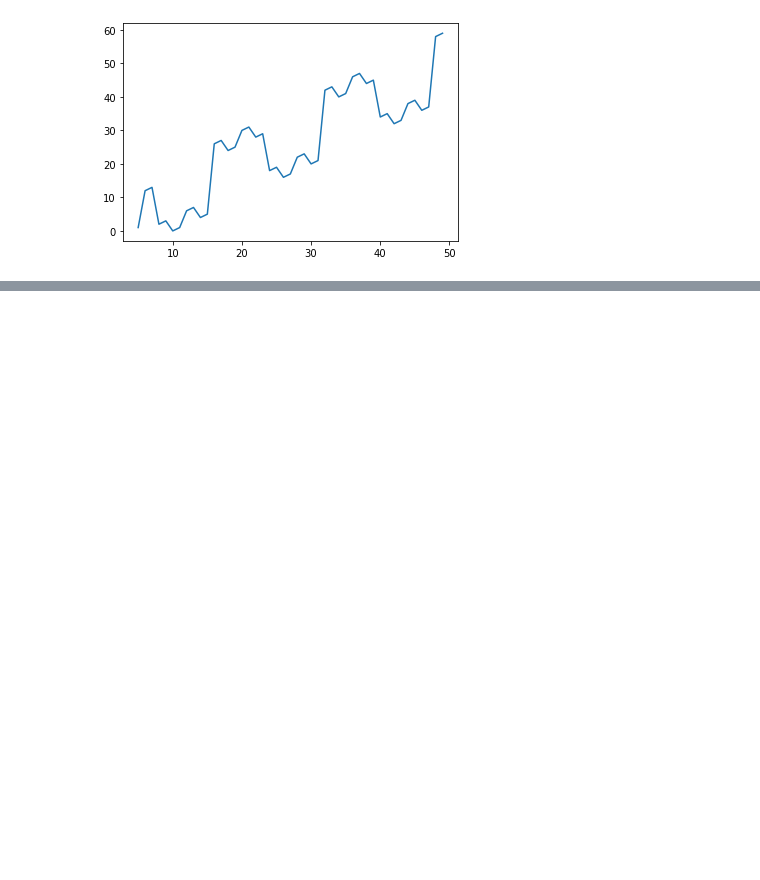
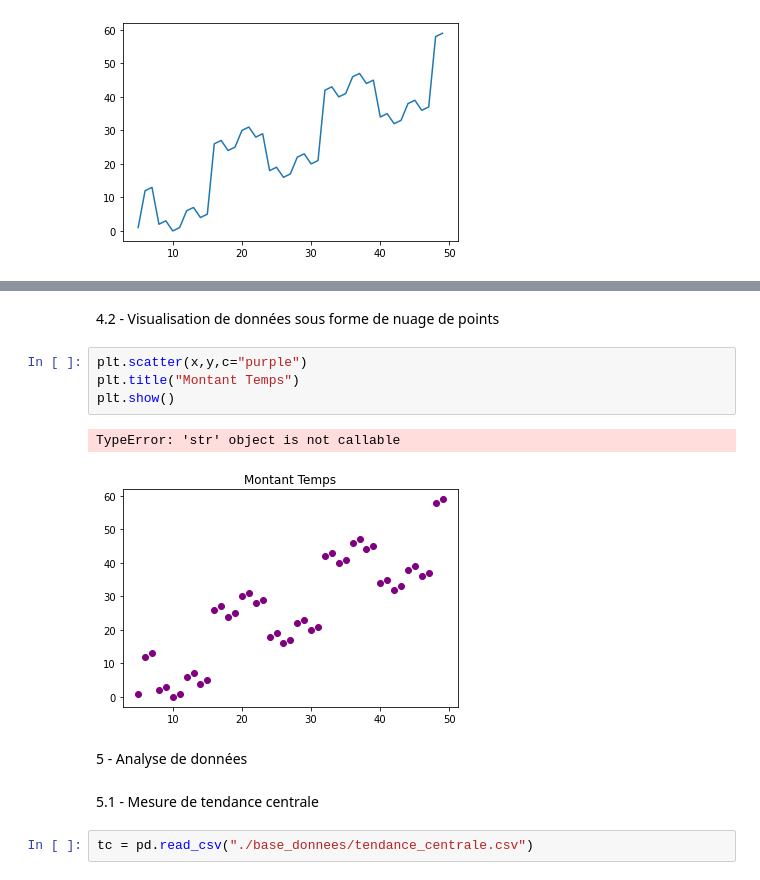
Before and after one commit to CassiaFa/Analyse_Donnees, a Jupyter notebook: analyse.ipynb, the cells around one changed output, grey strips where cells are left out. Drawn from its saved outputs; the diff is of its cells as text; blank space fills up the shorter version.

```diff
--- a/analyse.ipynb
+++ b/analyse.ipynb
@@ -198,0 +222,16 @@ plt.show()
+# %% [markdown]
+4.2 - Visualisation de données sous forme de nuage de points
+# %%
+plt.scatter(x,y,c="purple")
+plt.title("Montant Temps")
+plt.show()
+# %% [output]
+TypeError: 'str' object is not callable
+[figure, added]
+# %% [markdown]
+5 - Analyse de données
+# %% [markdown]
+
+5.1 - Mesure de tendance centrale
+# %%
+tc = pd.read_csv("./base_donnees/tendance_centrale.csv")
```
Also changed, not shown: parts of 13 cells of this notebook.
